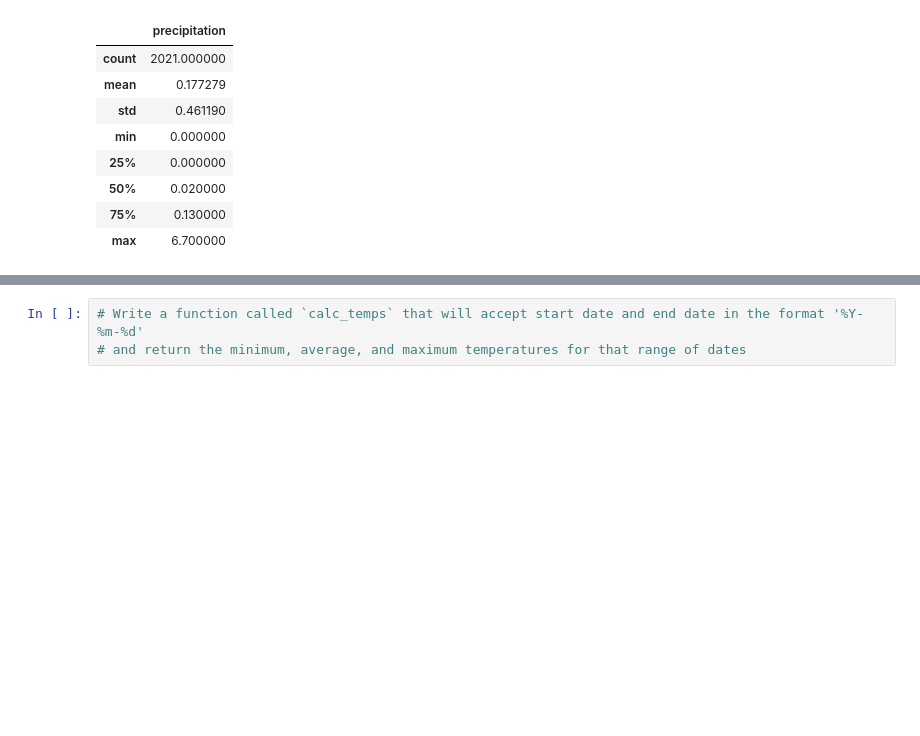
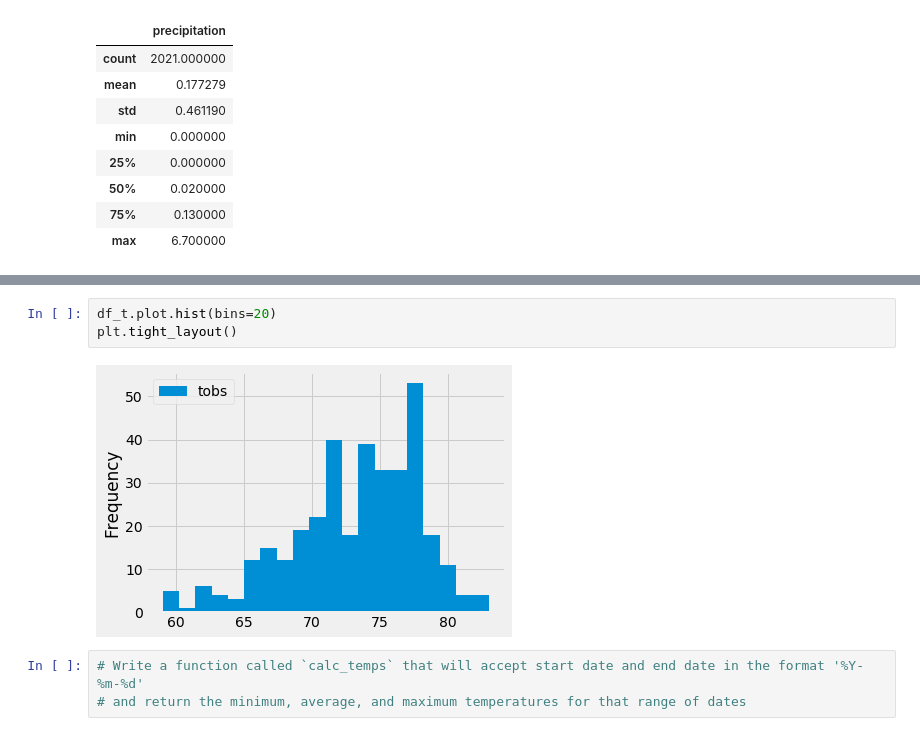
Before and after one commit to itilakGH/surfs_up, a Jupyter notebook: climate_analysis.ipynb, the cells around one changed output, grey strips where cells are left out. Cells and saved outputs as stored; diff of their text form; blank space fills up the shorter version.

```diff
--- a/climate_analysis.ipynb
+++ b/climate_analysis.ipynb
@@ -92,3 +146,8 @@ df.describe()
+# %%
+df_t.plot.hist(bins=20)
+plt.tight_layout()
+# %% [output]
+[figure, added]
 # %%
 # Write a function called `calc_temps` that will accept start date and end date in the format '%Y-%m-%d'
 # and return the minimum, average, and maximum temperatures for that range of dates
```
Also changed, not shown: parts of 7 cells of this notebook.
